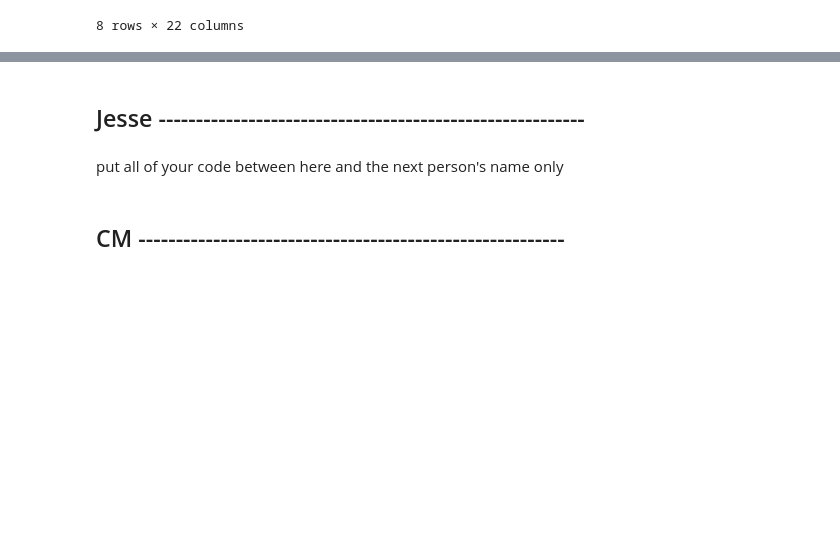
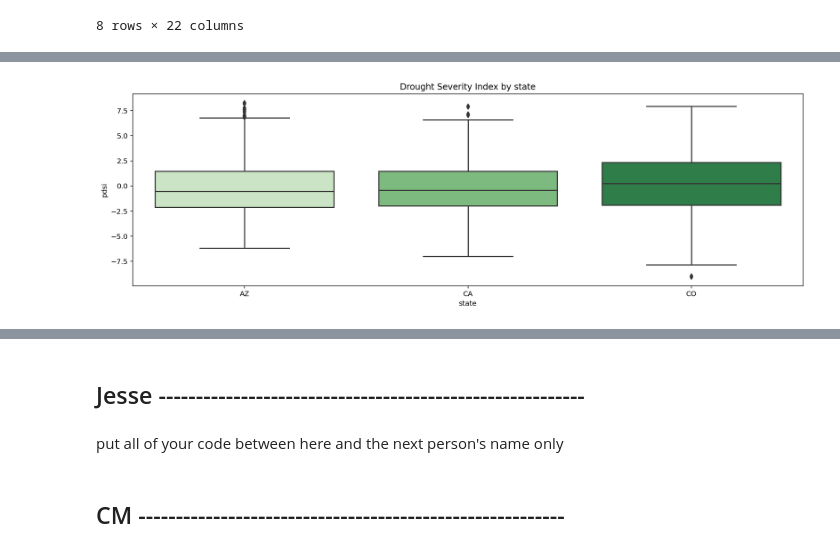
Before and after one commit to Marrrta/wildfires, a Jupyter notebook: EDA.ipynb, the cells around one changed output, grey strips where cells are left out. Saved outputs shown, nothing was run; the diff lists cells and outputs as text; code cells hidden in the pictures; blank space fills up the shorter version.

```diff
--- a/EDA.ipynb
+++ b/EDA.ipynb
@@ -65,0 +62,7 @@ noaa_data[noaa_data['year']==noaa_data['year'].min()]
+# %%
+plt.figure(figsize = (17,5))
+sns.boxplot(data = noaa_data, x = 'state', y = 'pdsi', palette= 'Greens')
+plt.title('Drought Severity Index by state');
+plt.savefig('./visuals/pdsi_by_state.png')
+# %% [output]
+[figure, added]
```
Also changed, not shown: parts of 7 cells of this notebook.
